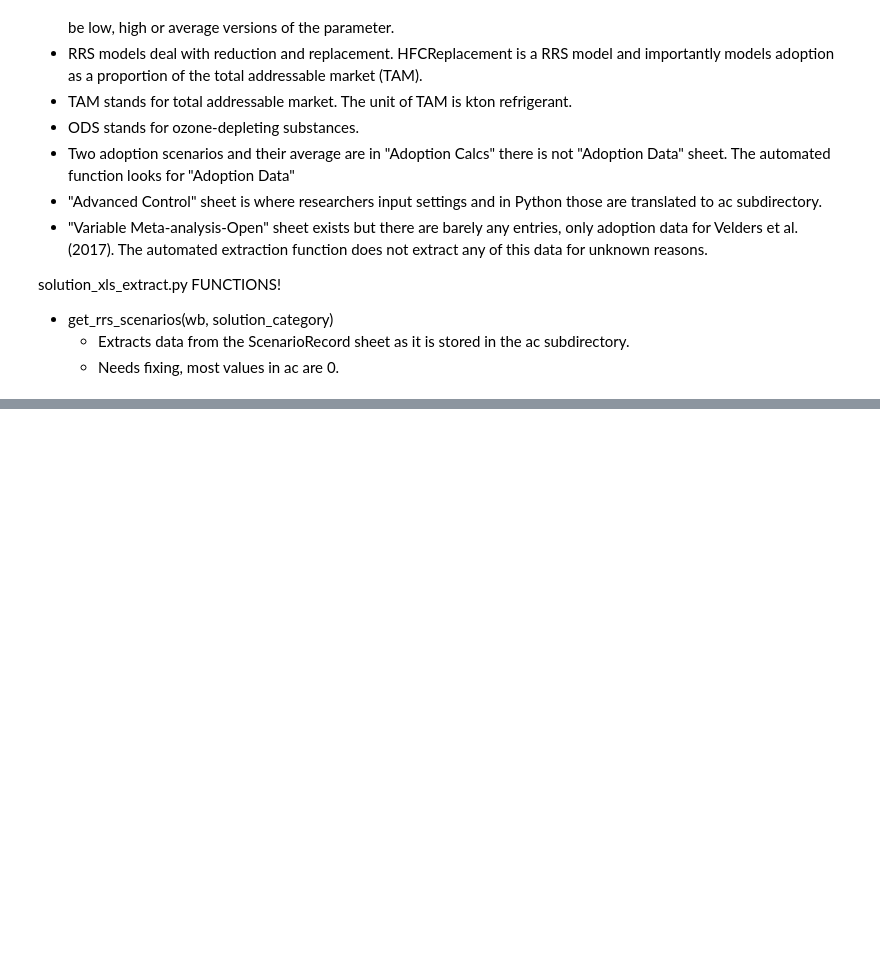
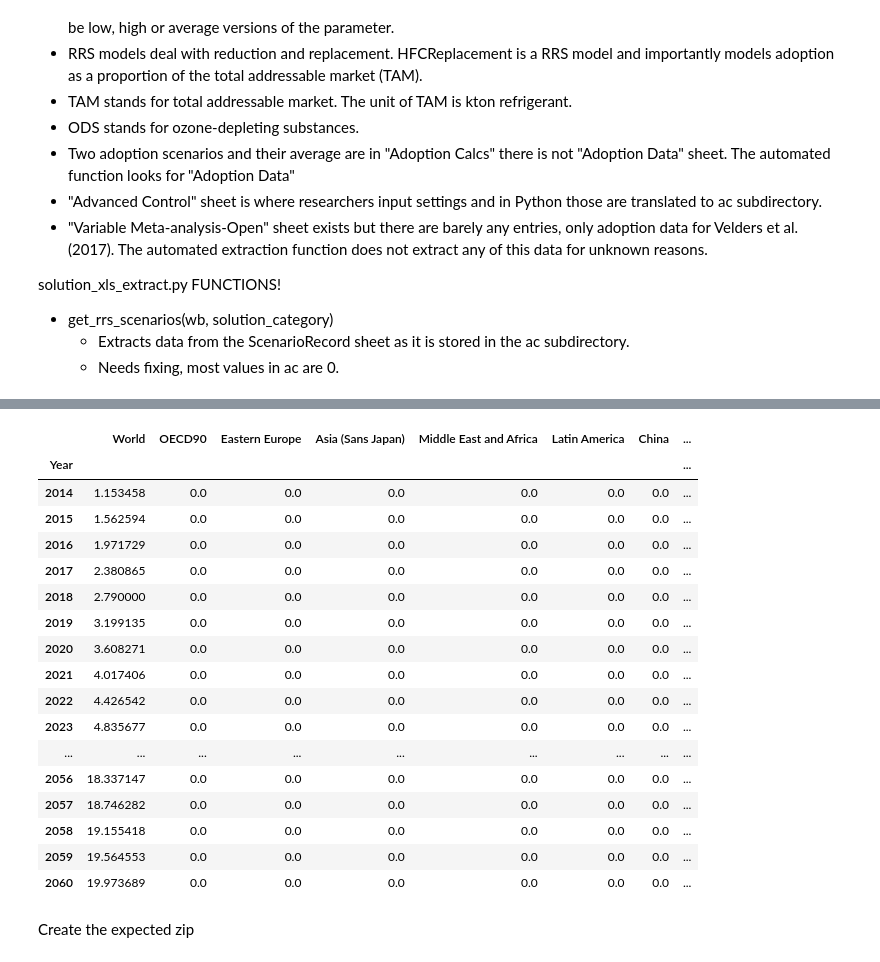
Before and after one commit to ProjectDrawdown/solutions, a Jupyter notebook: HFCReplacement_Extraction.ipynb, the cells around one changed output, grey strips where cells are left out. Cells and saved outputs as stored; diff of their text form; code cells hidden in the pictures; blank space fills up the shorter version.

```diff
--- a/HFCReplacement_Extraction.ipynb
+++ b/HFCReplacement_Extraction.ipynb
@@ -45,5 +59,4 @@ solution_xls_extract.py FUNCTIONS!
 # %%
 (constructor,scenarios) = factory.one_solution_scenarios("hfc_replacement")
-myscenario = constructor(scenarios[1])
-bi_co2e = myscenario.c2.co2eq_mmt_reduced()
-bi_co2e
+myscenario = constructor(scenarios[0])
+bi_co2e = myscenario.c2.co2eq_direct_reduced_emissions()
@@ -132,0 +68,37 @@ wb['Variable Meta-analysis-Open']
+# %%
+myscenario.ht.pds_adoption_data_per_region  # Place of Python excel divergence in Year 2014
+myscenario.ac.soln_pds_adoption_basis
+# 'Fully Customized PDS'
+# This means pds_adoption_data_per_region comes from pds_ca
+myscenario.pds_ca.adoption_data_per_region()  # Already diverged here
+# pds_ca is an instance of CustomAdoption
+# Divergence resolved
+
+# Next divergence in:
+myscenario.ht.soln_ref_funits_adopted()
+myscenario.ac.soln_ref_adoption_basis
+# 'Default'
+# myscenario.ht.soln_ref_funits_adopted() is interpolated linearly from ref_datapoints
+# The divergence occurs because ht_ref_datapoints.loc[2050] is incorrect. Hardcoding it to the 2050 value from the excel
+# sheet 'Helper Tables' fixes it.
+# %% [output]
+|  | World | OECD90 | Eastern Europe | Asia (Sans Japan) | Middle East and Africa | Latin America | China | ... |
+| Year |  |  |  |  |  |  |  | ... |
+| 2014 | 1.153458 | 0.0 | 0.0 | 0.0 | 0.0 | 0.0 | 0.0 | ... |
+| 2015 | 1.562594 | 0.0 | 0.0 | 0.0 | 0.0 | 0.0 | 0.0 | ... |
+| 2016 | 1.971729 | 0.0 | 0.0 | 0.0 | 0.0 | 0.0 | 0.0 | ... |
+| 2017 | 2.380865 | 0.0 | 0.0 | 0.0 | 0.0 | 0.0 | 0.0 | ... |
+| 2018 | 2.790000 | 0.0 | 0.0 | 0.0 | 0.0 | 0.0 | 0.0 | ... |
+| 2019 | 3.199135 | 0.0 | 0.0 | 0.0 | 0.0 | 0.0 | 0.0 | ... |
+| 2020 | 3.608271 | 0.0 | 0.0 | 0.0 | 0.0 | 0.0 | 0.0 | ... |
+| 2021 | 4.017406 | 0.0 | 0.0 | 0.0 | 0.0 | 0.0 | 0.0 | ... |
+| 2022 | 4.426542 | 0.0 | 0.0 | 0.0 | 0.0 | 0.0 | 0.0 | ... |
+| 2023 | 4.835677 | 0.0 | 0.0 | 0.0 | 0.0 | 0.0 | 0.0 | ... |
+| ... | ... | ... | ... | ... | ... | ... | ... | ... |
+| 2056 | 18.337147 | 0.0 | 0.0 | 0.0 | 0.0 | 0.0 | 0.0 | ... |
+| 2057 | 18.746282 | 0.0 | 0.0 | 0.0 | 0.0 | 0.0 | 0.0 | ... |
+| 2058 | 19.155418 | 0.0 | 0.0 | 0.0 | 0.0 | 0.0 | 0.0 | ... |
+| 2059 | 19.564553 | 0.0 | 0.0 | 0.0 | 0.0 | 0.0 | 0.0 | ... |
+| 2060 | 19.973689 | 0.0 | 0.0 | 0.0 | 0.0 | 0.0 | 0.0 | ... |
+# %% [markdown]
+Create the expected zip
```
Also changed, not shown: parts of 25 cells of this notebook.
